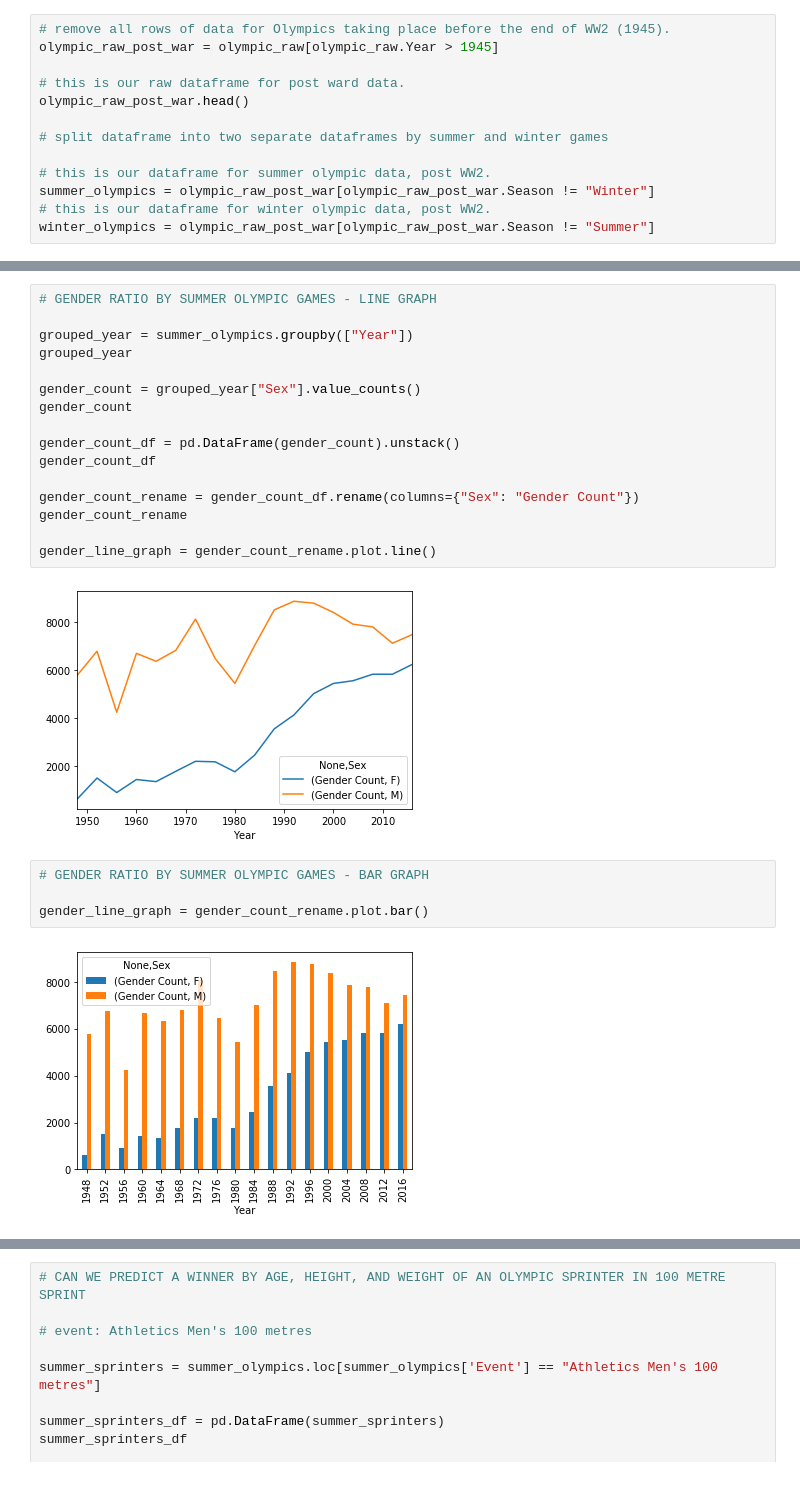
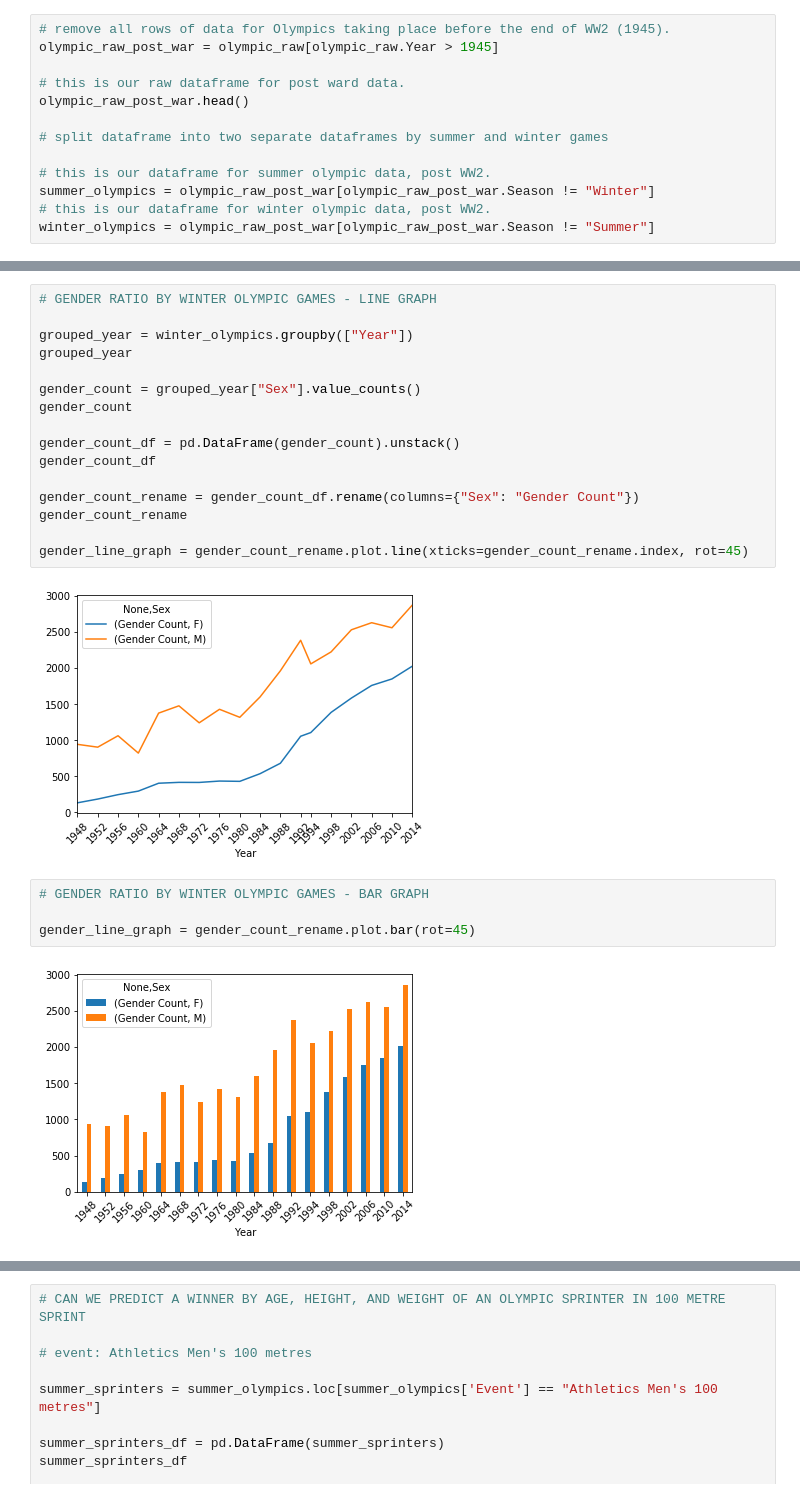
Before and after one commit to tysorensen/project1-group1, a Jupyter notebook: olympic_data.ipynb, the cells around one changed output, grey strips where cells are left out. Cells and saved outputs as stored; diff of their text form.

```diff
--- a/olympic_data.ipynb
+++ b/olympic_data.ipynb
@@ -129,7 +174,7 @@ sport_line = sport_count_sort.plot.line()
 # %%
-# GENDER RATIO BY SUMMER OLYMPIC GAMES - LINE GRAPH
+# GENDER RATIO BY WINTER OLYMPIC GAMES - LINE GRAPH
 
-grouped_year = summer_olympics.groupby(["Year"])
+grouped_year = winter_olympics.groupby(["Year"])
 grouped_year
 
 gender_count = grouped_year["Sex"].value_counts()
@@ -141,12 +186,12 @@ gender_count_df
 gender_count_rename = gender_count_df.rename(columns={"Sex": "Gender Count"})
 gender_count_rename
 
-gender_line_graph = gender_count_rename.plot.line()
+gender_line_graph = gender_count_rename.plot.line(xticks=gender_count_rename.index, rot=45)
 # %% [output]
-[figure, old version]
+[figure, new version]
 # %%
-# GENDER RATIO BY SUMMER OLYMPIC GAMES - BAR GRAPH
+# GENDER RATIO BY WINTER OLYMPIC GAMES - BAR GRAPH
 
-gender_line_graph = gender_count_rename.plot.bar()
+gender_line_graph = gender_count_rename.plot.bar(rot=45)
 # %% [output]
-[figure, old version]
+[figure, new version]
```
Also changed, not shown: parts of 13 cells of this notebook, 8 other files.
